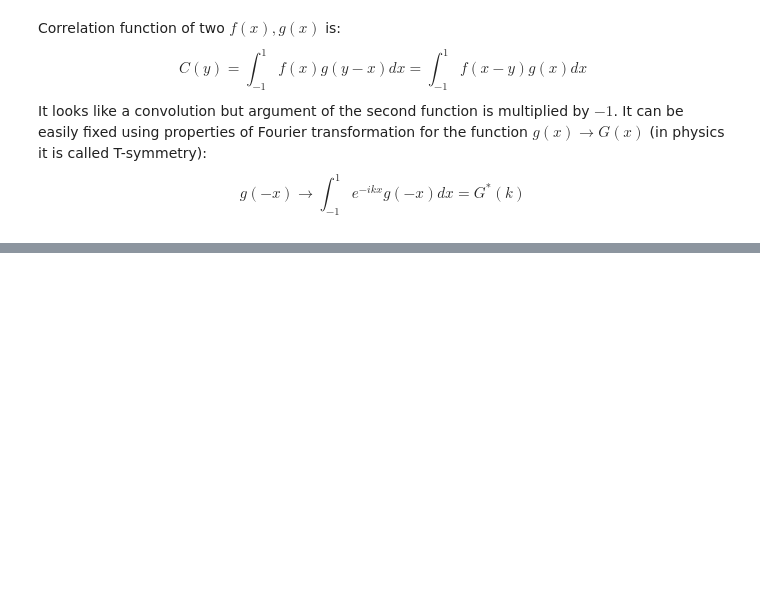
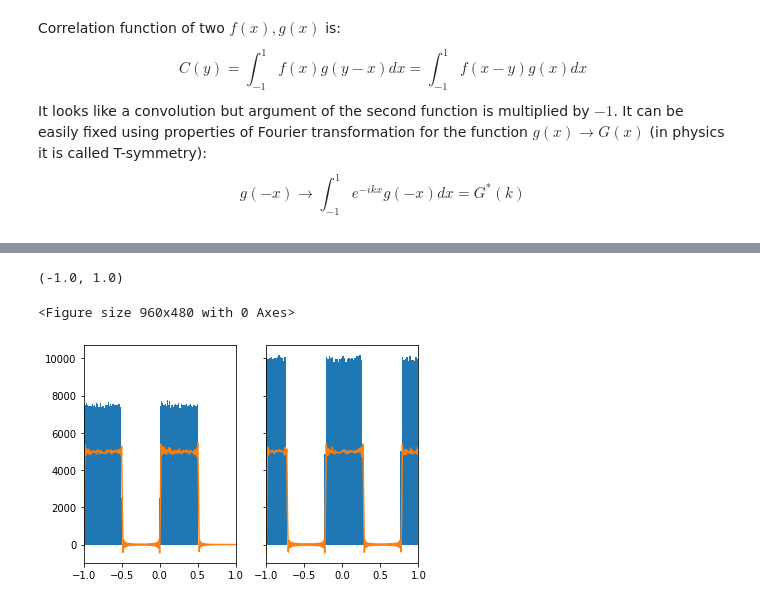
Before and after one commit to neil-kulikov/fourier, a Jupyter notebook: basic_cross_correlation.ipynb, the cells around one changed output, grey strips where cells are left out. Saved outputs shown, nothing was run; the diff lists cells and outputs as text; code cells hidden in the pictures; blank space fills up the shorter version.

```diff
--- a/basic_cross_correlation.ipynb
+++ b/basic_cross_correlation.ipynb
@@ -85 +94,14 @@ plt.plot(fx, np.real(fz))
+# %%
+plt.figure(figsize = (8, 4), dpi = 120)
+f, (ax1, ax2) = plt.subplots(1, 2, sharey=True)
+_ = ax1.hist(zs1, bins = 100)
+ax1.plot(fx, np.real(fy1))
+ax1.set_xlim(-1, 1)
+_ = ax2.hist(zs2, bins = 100)
+ax2.plot(fx, np.real(fy2))
+ax2.set_xlim(-1, 1)
+# %% [output]
+(-1.0, 1.0)
+<Figure size 960x480 with 0 Axes>
+[figure, added]
 # %% [markdown]
```
Also changed, not shown: parts of 12 cells of this notebook.
